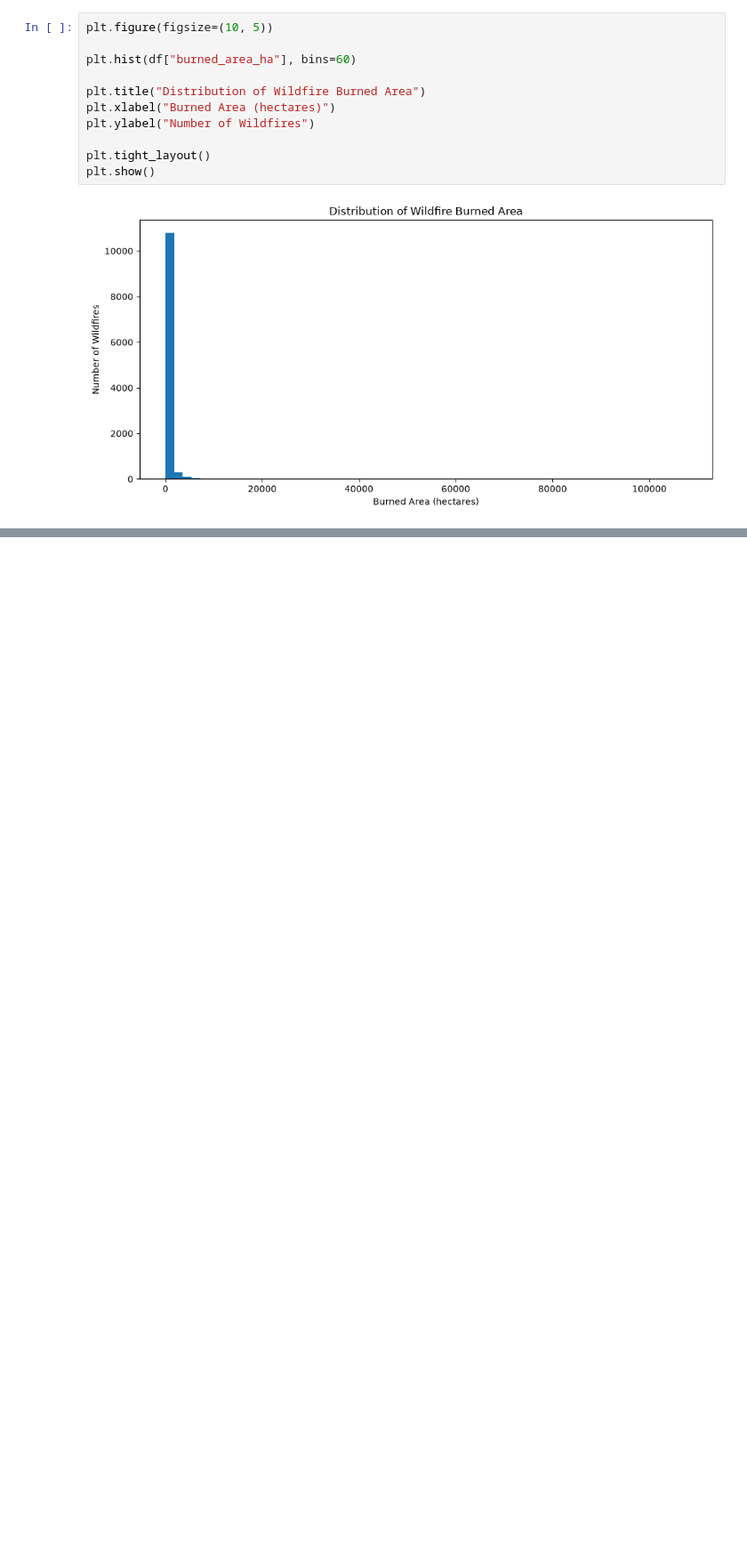
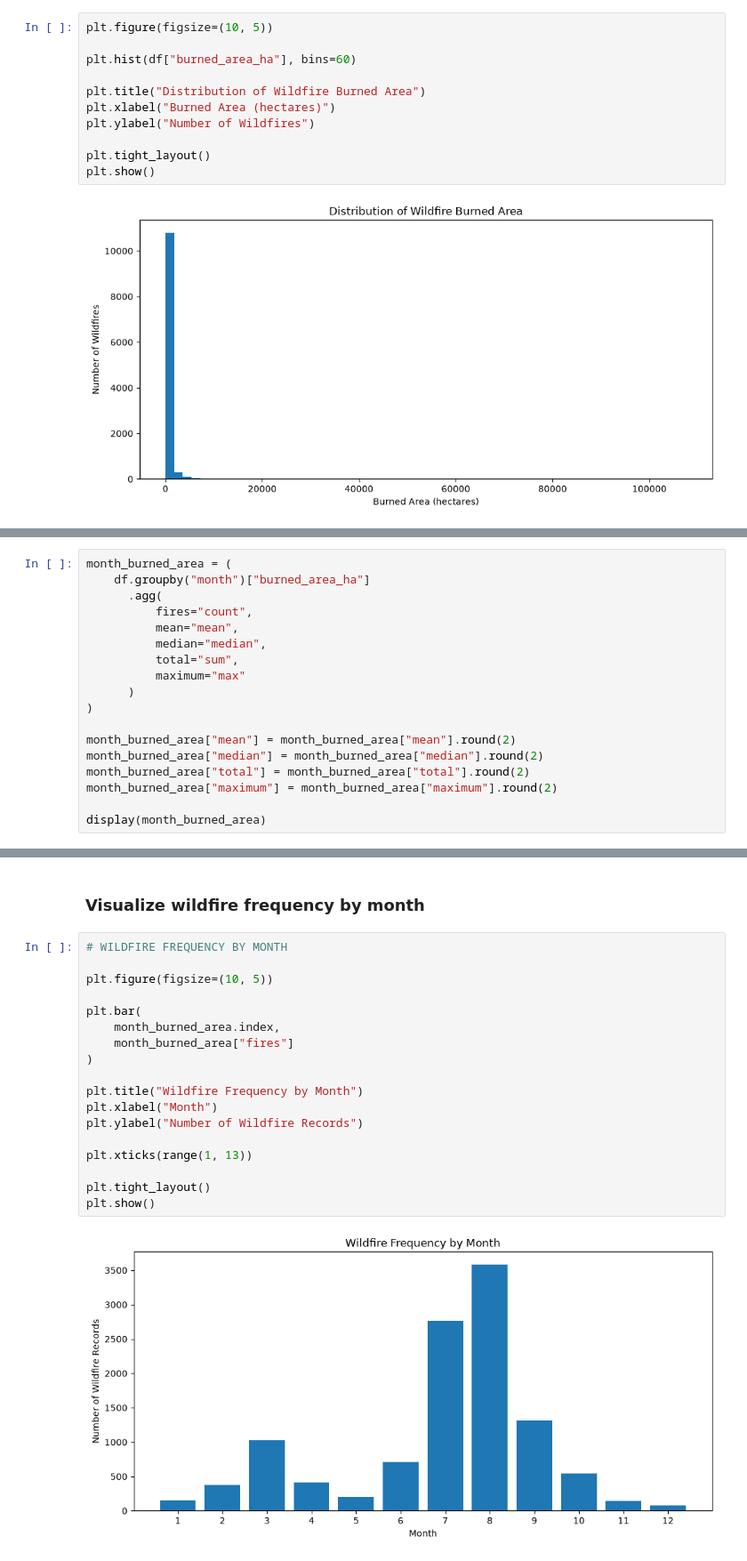
Before and after one commit to mraznyrazeek/ML-Based-Forest-Fire-Prediction-Project, a Jupyter notebook: backend/notebooks/01_mesogeos_data_investigation.ipynb, the cells around one changed output, grey strips where cells are left out. Shown at 89% size. Drawn from its saved outputs; the diff is of its cells as text; blank space fills up the shorter version.

```diff
--- a/backend/notebooks/01_mesogeos_data_investigation.ipynb
+++ b/backend/notebooks/01_mesogeos_data_investigation.ipynb
@@ -351,0 +511,18 @@ plt.show()
+# %%
+month_burned_area = (
+    df.groupby("month")["burned_area_ha"]
+      .agg(
+          fires="count",
+          mean="mean",
+          median="median",
+          total="sum",
+          maximum="max"
+      )
+)
+
+month_burned_area["mean"] = month_burned_area["mean"].round(2)
+month_burned_area["median"] = month_burned_area["median"].round(2)
+month_burned_area["total"] = month_burned_area["total"].round(2)
+month_burned_area["maximum"] = month_burned_area["maximum"].round(2)
+
+display(month_burned_area)
@@ -351,0 +548,22 @@ plt.show()
+# %% [markdown]
+### Visualize wildfire frequency by month
+# %%
+# WILDFIRE FREQUENCY BY MONTH
+
+plt.figure(figsize=(10, 5))
+
+plt.bar(
+    month_burned_area.index,
+    month_burned_area["fires"]
+)
+
+plt.title("Wildfire Frequency by Month")
+plt.xlabel("Month")
+plt.ylabel("Number of Wildfire Records")
+
+plt.xticks(range(1, 13))
+
+plt.tight_layout()
+plt.show()
+# %% [output]
+[figure, added]
```
Also changed, not shown: parts of 34 cells of this notebook.
